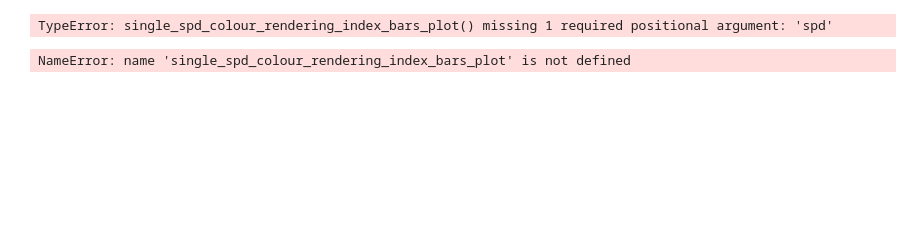
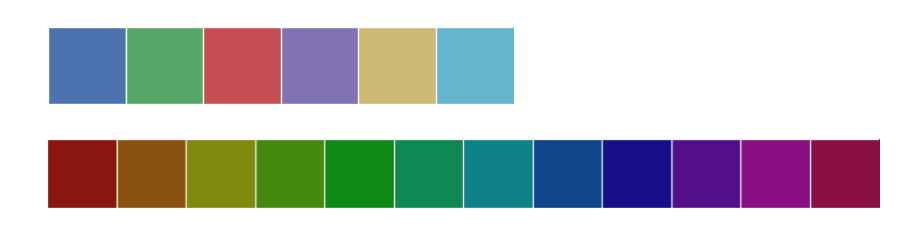
Before and after one commit to iacchus/jupyter-notebooks, a Jupyter notebook: color-tests-000.ipynb, the cells around one changed output. Saved outputs shown, nothing was run; the diff lists cells and outputs as text; code cells hidden in the pictures; blank space fills up the shorter version.

```diff
--- a/color-tests-000.ipynb
+++ b/color-tests-000.ipynb
@@ -9,11 +8,0 @@ import colour
-# %%
-colour.plotting.quality.single_spd_colour_rendering_index_bars_plot()
-# %% [output]
-TypeError: single_spd_colour_rendering_index_bars_plot() missing 1 required positional argument: 'spd'
-# %%
->>> from colour import ILLUMINANTS_RELATIVE_SPDS
->>> illuminant = ILLUMINANTS_RELATIVE_SPDS.get('F2')
->>> single_spd_colour_rendering_index_bars_plot(
-...     illuminant)
-# %% [output]
-NameError: name 'single_spd_colour_rendering_index_bars_plot' is not defined
@@ -19,0 +18,12 @@ NameError: name 'single_spd_colour_rendering_index_bars_plot' is not defined
+# %%
+sns.set(rc={"figure.figsize": (6, 6)})
+np.random.seed(sum(map(ord, "palettes")))
+# %%
+current_palette = sns.color_palette()
+sns.palplot(current_palette)
+# %% [output]
+[figure, added]
+# %%
+sns.palplot(sns.hls_palette(12, l=.3, s=.8))
+# %% [output]
+[figure, added]
```
Also changed, not shown: parts of 7 cells of this notebook, 1 other file.
